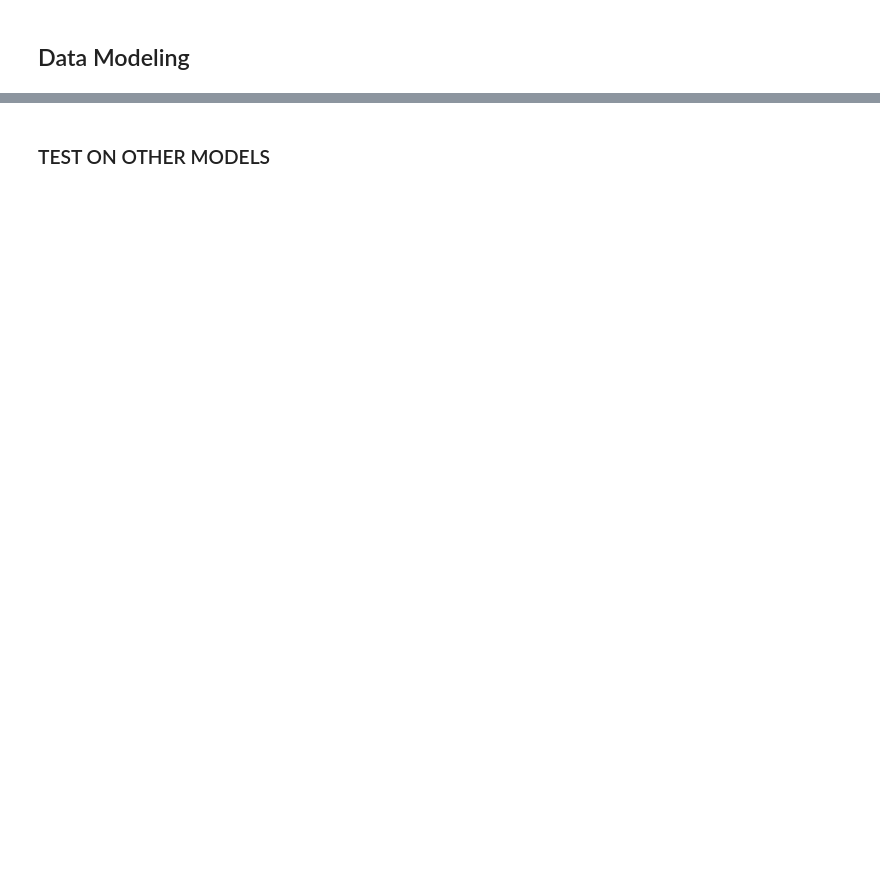
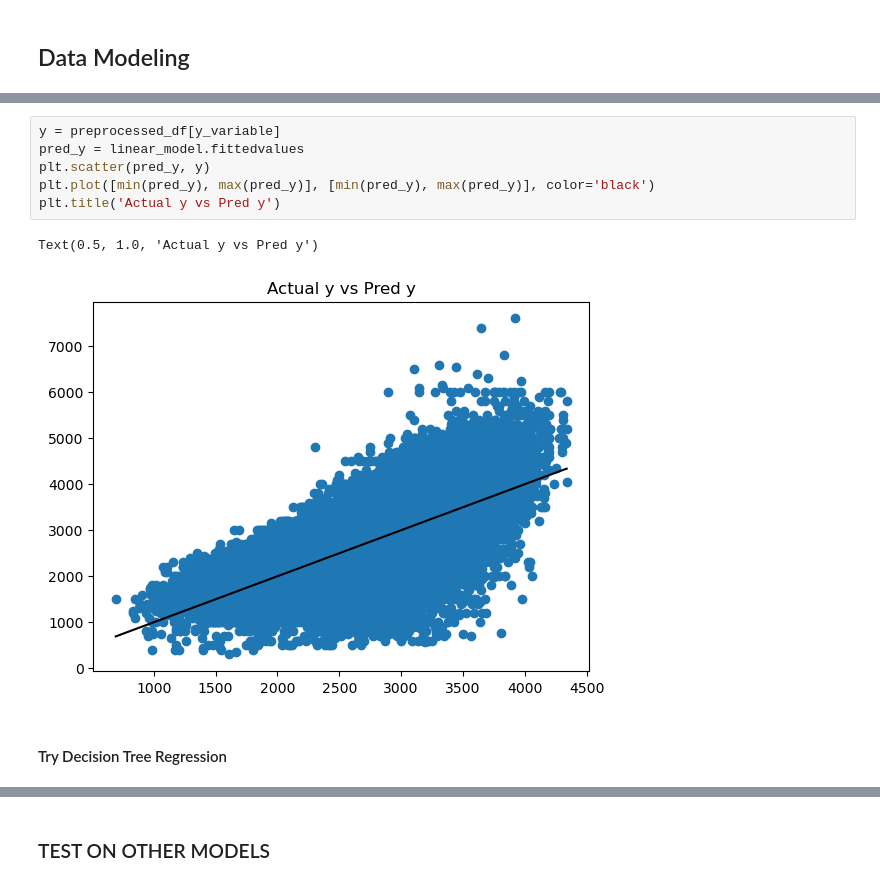
Before and after one commit to bryanlzl/hdb_resale_prediction, a Jupyter notebook: PredictionAnalysis_Rentals.ipynb, the cells around one changed output, grey strips where cells are left out. Cells and saved outputs as stored; diff of their text form; blank space fills up the shorter version.

```diff
--- a/PredictionAnalysis_Rentals.ipynb
+++ b/PredictionAnalysis_Rentals.ipynb
@@ -284,0 +231,11 @@ strong multicollinearity or other numerical problems.
+# %%
+y = preprocessed_df[y_variable]
+pred_y = linear_model.fittedvalues
+plt.scatter(pred_y, y)
+plt.plot([min(pred_y), max(pred_y)], [min(pred_y), max(pred_y)], color='black')
+plt.title('Actual y vs Pred y')
+# %% [output]
+Text(0.5, 1.0, 'Actual y vs Pred y')
+[figure, added]
+# %% [markdown]
+#### Try Decision Tree Regression
```
Also changed, not shown: parts of 68 cells of this notebook.
